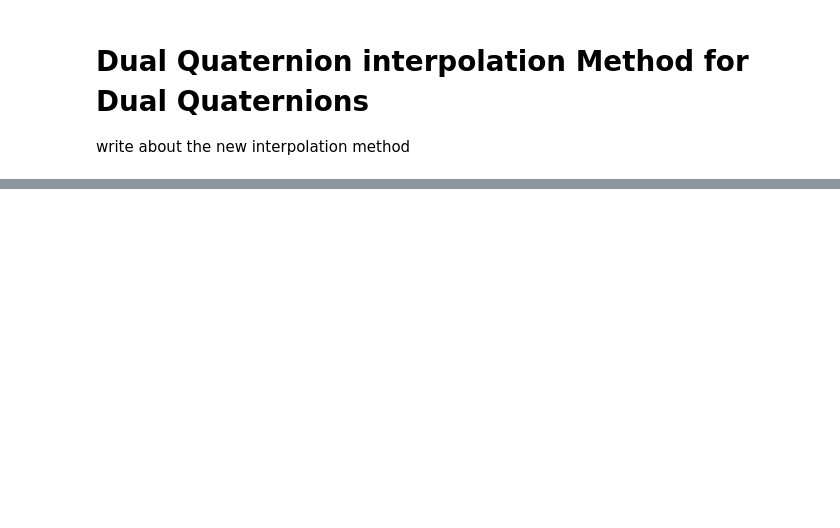
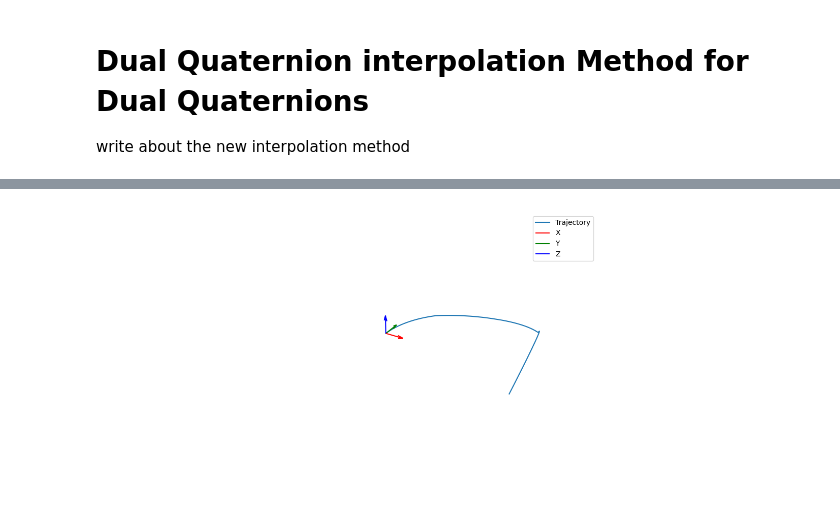
Before and after one commit to JTem/Masterthesis, a Jupyter notebook: 3.4_dual_quaternion_interpolation.ipynb, the cells around one changed output, grey strips where cells are left out. Drawn from its saved outputs; the diff is of its cells as text; code cells hidden in the pictures; blank space fills up the shorter version.

```diff
--- a/3.4_dual_quaternion_interpolation.ipynb
+++ b/3.4_dual_quaternion_interpolation.ipynb
@@ -137,0 +162,48 @@ plt.show()
+# %%
+# Create a new figure for the 3D plot
+fig_3d = plt.figure(figsize=(14, 6))
+
+# Create 3D axes
+ax_3d = fig_3d.add_subplot(111, projection='3d')
+fig_3d.canvas.header_visible = False
+size = 1
+ax_3d.set_xlim([-size, size])
+ax_3d.set_ylim([-size, size])
+ax_3d.set_zlim([-size, size])
+ax_3d.set_box_aspect([1, 1, 1])
+plt.tight_layout()
+ax_3d.set_facecolor('white')
+ax_3d.set_axis_off()
+
+ax_3d.plot(x, y, z, label='Trajectory')
+for spine in ax_3d.spines.values():
+    spine.set_visible(False)
+
+
+
+R = np.eye(3)*0.25
+rx = ax_3d.quiver(x[0], y[0], z[0], *R[:,0], color='red', label='X')
+ry = ax_3d.quiver(x[0], y[0], z[0], *R[:,1], color='green', label='Y')
+rz = ax_3d.quiver(x[0], y[0], z[0], *R[:,2], color='blue', label='Z')
+ax_3d.legend()
+
+# Define the update function for the animation
+def update(frame):
+
+    global rx, ry, rz
+    rx.remove()
+    ry.remove()
+    rz.remove()
+
+    R = quaternion_list[frame].asRotationMatrix()*0.25
+    rx = ax_3d.quiver(x[frame], y[frame], z[frame], *R[:,0], color='red', label='X')
+    ry = ax_3d.quiver(x[frame], y[frame], z[frame], *R[:,1], color='green', label='Y')
+    rz = ax_3d.quiver(x[frame], y[frame], z[frame], *R[:,2], color='blue', label='Z')
+
+# Create the FuncAnimation object with a smaller interval for faster animation
+ani = animation.FuncAnimation(fig_3d, update, frames=len(x), repeat=False, interval=0)
+
+# Display the animation
+plt.show()
+# %% [output]
+[figure, added]
```
Also changed, not shown: parts of 7 cells of this notebook, 13 other files.
